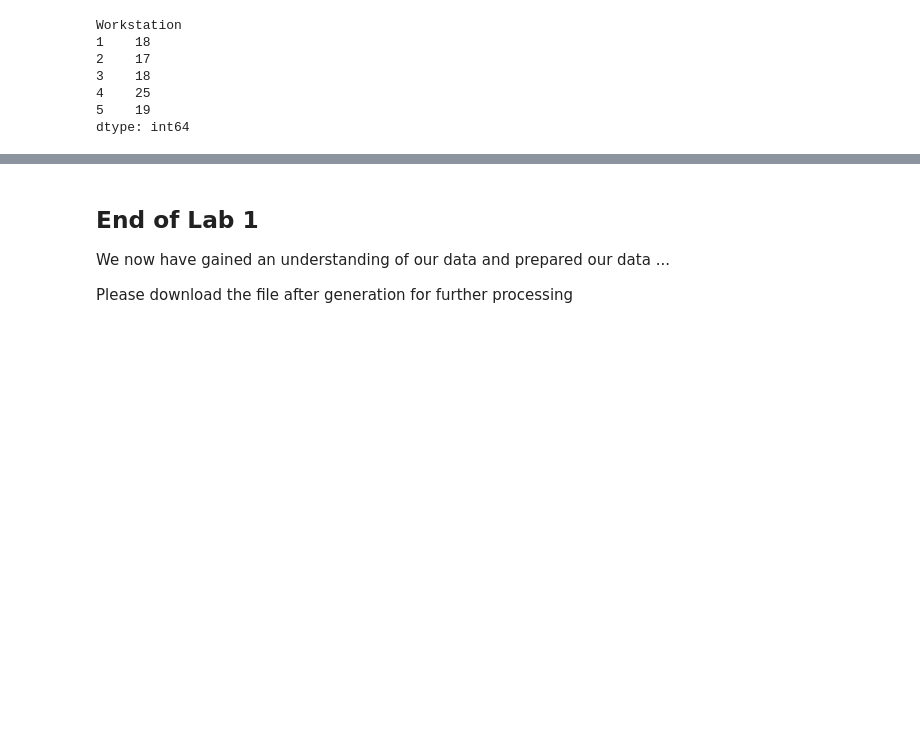
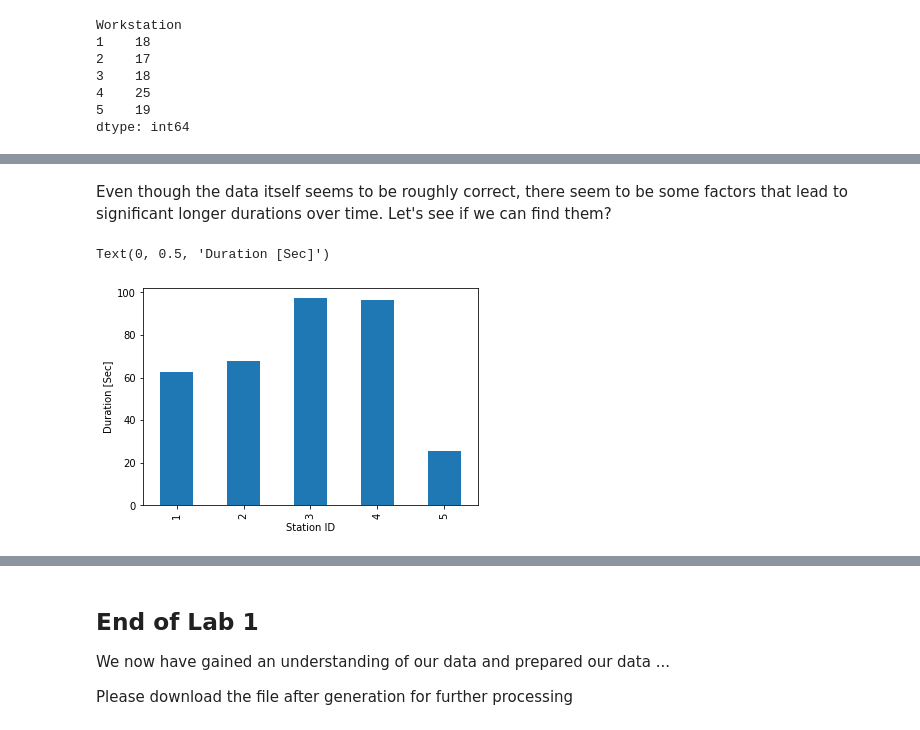
Before and after one commit to ThomasGVoss/LearningFactory, a Jupyter notebook: Lab_Data_Prep_with_Pandas.ipynb, the cells around one changed output, grey strips where cells are left out. Cells and saved outputs as stored; diff of their text form; code cells hidden in the pictures; blank space fills up the shorter version.

```diff
--- a/Lab_Data_Prep_with_Pandas.ipynb
+++ b/Lab_Data_Prep_with_Pandas.ipynb
@@ -251,0 +303,10 @@ Please take a look at the Produktionsauftrag.csv - what can you find out?
+# %% [markdown]
+Even though the data itself seems to be roughly correct, there seem to be some factors that lead to significant longer durations over time. Let's see if we can find them?
+# %%
+# Plot the mean value of the processing time based on work station
+sec_plot = data_proc.groupby(['Workstation'])['Seconds'].mean().plot.bar()
+sec_plot.set_xlabel("Station ID")
+sec_plot.set_ylabel("Duration [Sec]")
+# %% [output]
+Text(0, 0.5, 'Duration [Sec]')
+[figure, added]
```
Also changed, not shown: parts of 48 cells of this notebook.
